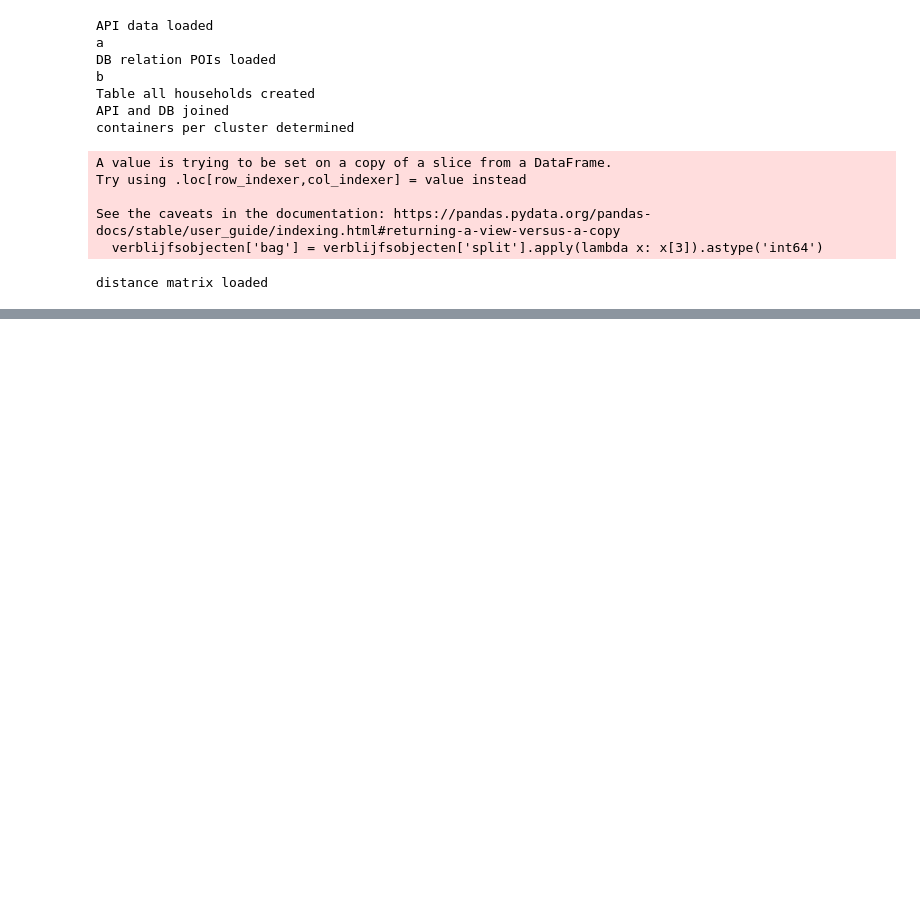
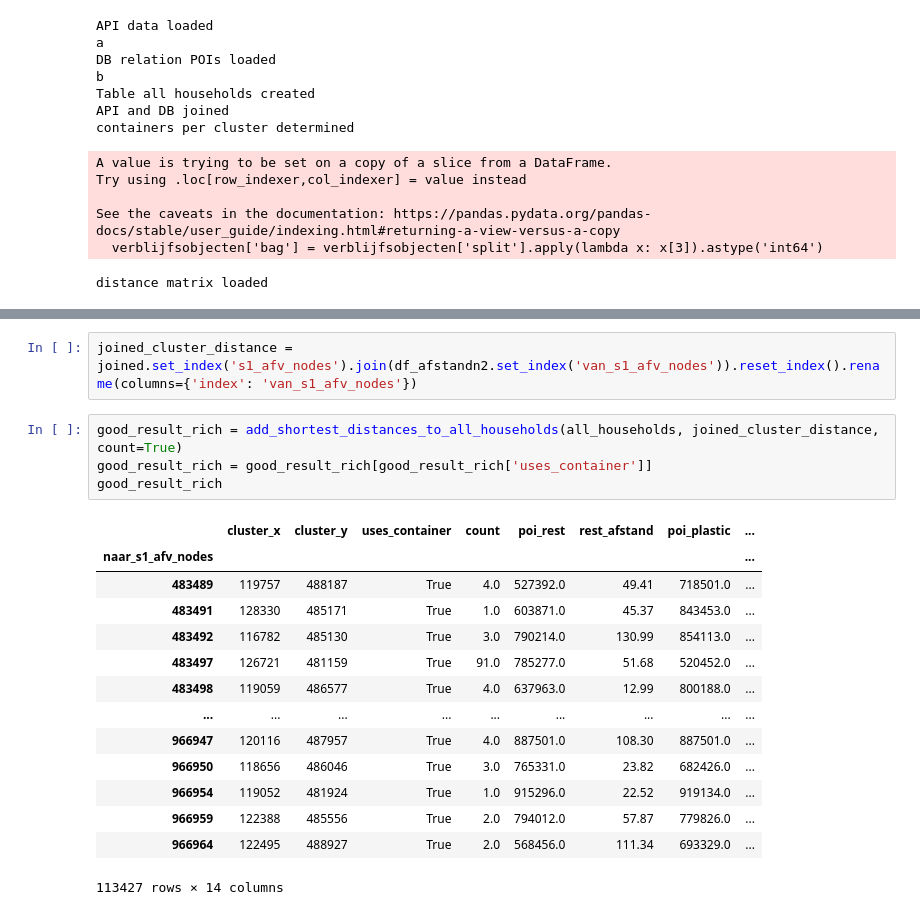
Before and after one commit to corne12345/Amsterdam_carbage_thesis, a Jupyter notebook: Notebooks/20200424 - POIs to addresses.ipynb, the cells around one changed output, grey strips where cells are left out. Saved outputs shown, nothing was run; the diff lists cells and outputs as text; blank space fills up the shorter version.

```diff
--- a/Notebooks/20200424 - POIs to addresses.ipynb
+++ b/Notebooks/20200424 - POIs to addresses.ipynb
@@ -109,0 +126,21 @@ distance matrix loaded
+# %%
+joined_cluster_distance = joined.set_index('s1_afv_nodes').join(df_afstandn2.set_index('van_s1_afv_nodes')).reset_index().rename(columns={'index': 'van_s1_afv_nodes'})
+# %%
+good_result_rich = add_shortest_distances_to_all_households(all_households, joined_cluster_distance, count=True)
+good_result_rich = good_result_rich[good_result_rich['uses_container']]
+good_result_rich
+# %% [output]
+|  | cluster_x | cluster_y | uses_container | count | poi_rest | rest_afstand | poi_plastic | ... |
+| naar_s1_afv_nodes |  |  |  |  |  |  |  | ... |
+| 483489 | 119757 | 488187 | True | 4.0 | 527392.0 | 49.41 | 718501.0 | ... |
+| 483491 | 128330 | 485171 | True | 1.0 | 603871.0 | 45.37 | 843453.0 | ... |
+| 483492 | 116782 | 485130 | True | 3.0 | 790214.0 | 130.99 | 854113.0 | ... |
+| 483497 | 126721 | 481159 | True | 91.0 | 785277.0 | 51.68 | 520452.0 | ... |
+| 483498 | 119059 | 486577 | True | 4.0 | 637963.0 | 12.99 | 800188.0 | ... |
+| ... | ... | ... | ... | ... | ... | ... | ... | ... |
+| 966947 | 120116 | 487957 | True | 4.0 | 887501.0 | 108.30 | 887501.0 | ... |
+| 966950 | 118656 | 486046 | True | 3.0 | 765331.0 | 23.82 | 682426.0 | ... |
+| 966954 | 119052 | 481924 | True | 1.0 | 915296.0 | 22.52 | 919134.0 | ... |
+| 966959 | 122388 | 485556 | True | 2.0 | 794012.0 | 57.87 | 779826.0 | ... |
+| 966964 | 122495 | 488927 | True | 2.0 | 568456.0 | 111.34 | 693329.0 | ... |
+113427 rows × 14 columns
```
Also changed, not shown: parts of 4 cells of this notebook, 2 other files.
